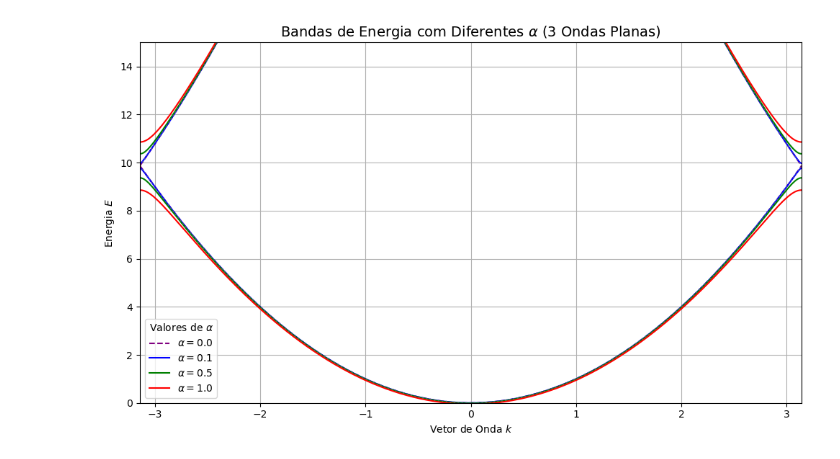
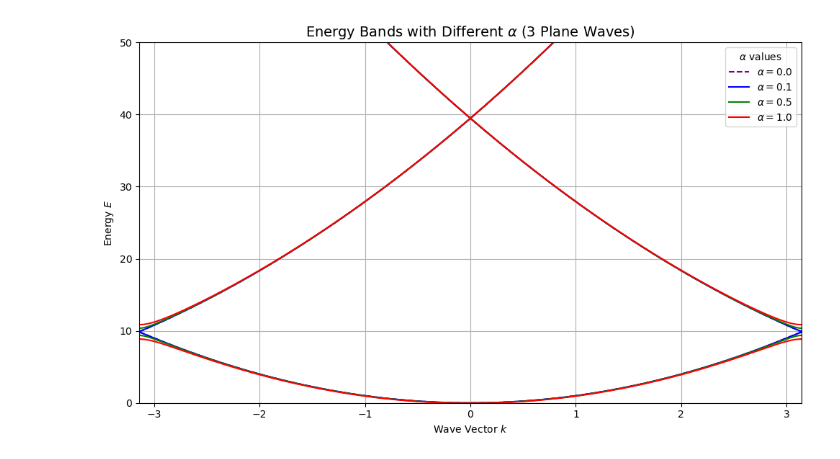
Before and after one commit to brunamendesfis/Computational_Physics, a Jupyter notebook: Estruturas_de_bandas/Atividade_05.ipynb, the cells around one changed output. Drawn from its saved outputs; the diff is of its cells as text; code cells hidden in the pictures.

```diff
--- a/Estruturas_de_bandas/Atividade_05.ipynb
+++ b/Estruturas_de_bandas/Atividade_05.ipynb
@@ -22,7 +22,7 @@ def hamilt(ki, alpha, num_plane_waves):
     G = 2*np.pi*n
 
     for k in ki:
-        # Cria a matriz do Hamiltoniano tridiagonal
+        # Cria a matriz quadrada para o Hamiltoniano
         H = np.zeros((num_plane_waves, num_plane_waves))
 
         for i in range(num_plane_waves):
@@ -39,40 +39,36 @@ def hamilt(ki, alpha, num_plane_waves):
 
         # Diagonaliza o Hamiltoniano para encontrar os autovalores (energias)
         # As energias são ordenadas automaticamente em ordem crescente
         eigenvalues = np.linalg.eigvalsh(H)
         energies.append(eigenvalues)
 
     return np.array(energies)
 
 k = np.linspace(- np.pi, np.pi, 500)
 
 plt.figure(figsize=(10, 6))
-plt.title('Bandas de Energia com Diferentes $\\alpha$ (3 Ondas Planas)', fontsize=14)
-plt.xlabel('Vetor de Onda $k$')
-plt.ylabel('Energia $E$')
+plt.title('Energy Bands with Different $\\alpha$ (3 Plane Waves)', fontsize=14)
+plt.xlabel('Wave Vector $k$')
+plt.ylabel('Energy $E$')
 plt.xlim(- np.pi, np.pi)
 plt.grid(True)
 
 num_plane_waves = 5
 alphas = [0.0, 0.1, 0.5, 1.0]
 colors = ['purple', 'blue', 'green', 'red']
 
 for idx, alpha in enumerate(alphas):
     band_energies = hamilt(k, alpha, num_plane_waves)
 
     for band_idx in range(band_energies.shape[1]):
         plt.plot(k, band_energies[:, band_idx], color=colors[idx], linestyle='-' if alpha > 0 else '--', label=f'$\\alpha={alpha}$' if band_idx == 0 else "")
 
-n_values_for_ref = np.arange(-(num_plane_waves // 2), num_plane_waves // 2 + 1)
-for n in n_values_for_ref:
-    plt.plot(k, (k - 2 * np.pi * n)**2, ':', color='gray', alpha=0.5)
-
 handles, labels = plt.gca().get_legend_handles_labels()
 unique_labels = list(dict.fromkeys(labels))
 unique_handles = [handles[labels.index(ul)] for ul in unique_labels]
-plt.legend(unique_handles, unique_labels, title="Valores de $\\alpha$")
-plt.ylim(0, 15) # Ajusta o limite Y para focar no gap principal
+plt.legend(unique_handles, unique_labels, title="$\\alpha$ values")
+plt.ylim(0, 50)
 plt.tight_layout()
 plt.show()
 # %% [output]
-[figure, old version]
+[figure, new version]
```
Also changed, not shown: parts of 1 cell of this notebook.
